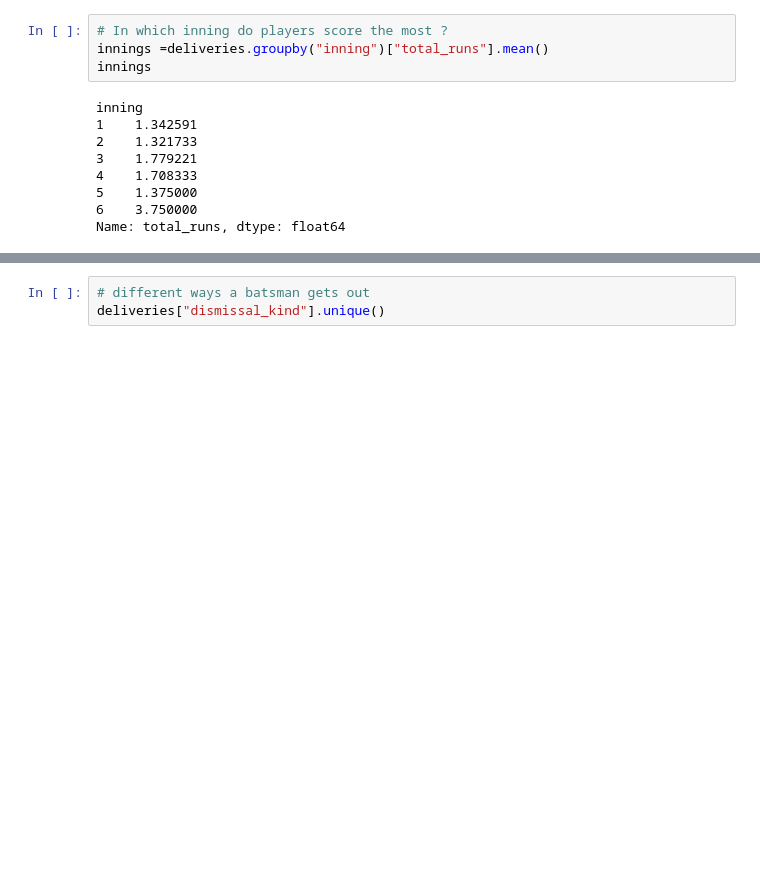
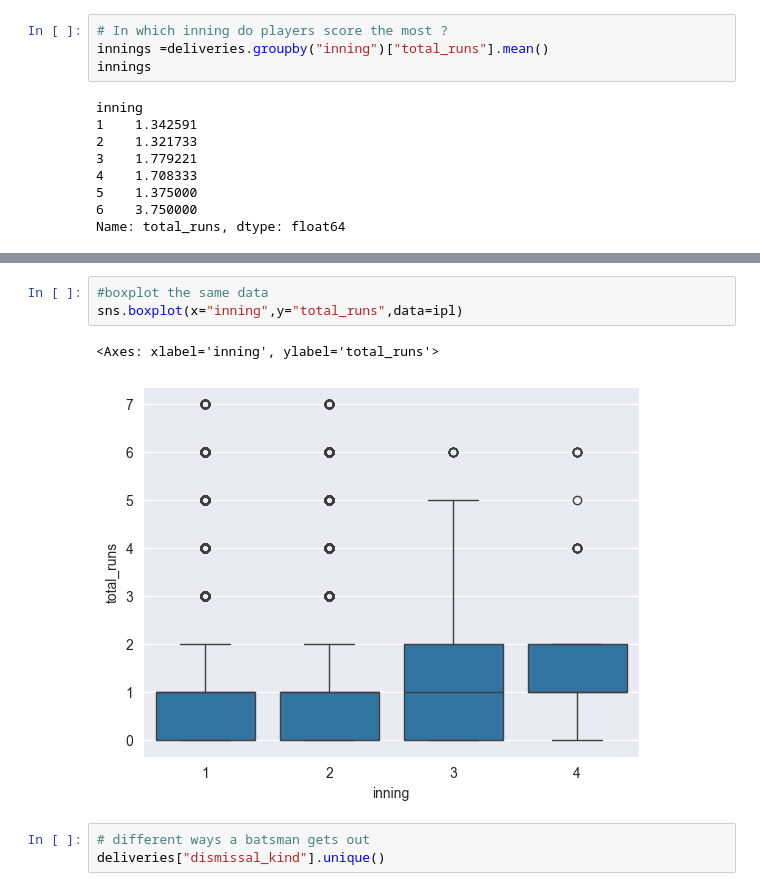
Before and after one commit to web-wizard-web/Pandas-Challanges, a Jupyter notebook: Medium/ipl.ipynb, the cells around one changed output, grey strips where cells are left out. Drawn from its saved outputs; the diff is of its cells as text; blank space fills up the shorter version.

```diff
--- a/Medium/ipl.ipynb
+++ b/Medium/ipl.ipynb
@@ -178,3 +211,9 @@ Name: total_runs, dtype: float64
+# %%
+#boxplot the same data
+sns.boxplot(x="inning",y="total_runs",data=ipl)
+# %% [output]
+<Axes: xlabel='inning', ylabel='total_runs'>
+[figure, added]
 # %%
 # different ways a batsman gets out
 deliveries["dismissal_kind"].unique()
```
Also changed, not shown: parts of 14 cells of this notebook, 1 other file.
